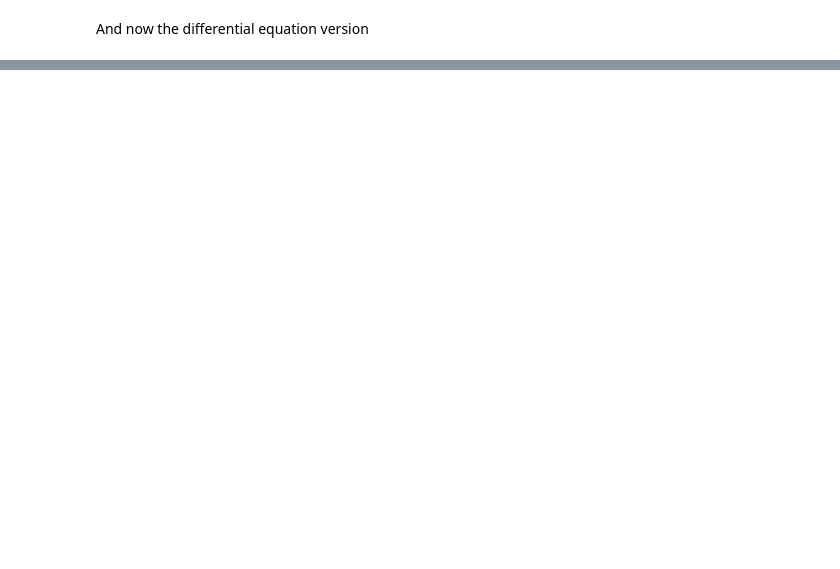
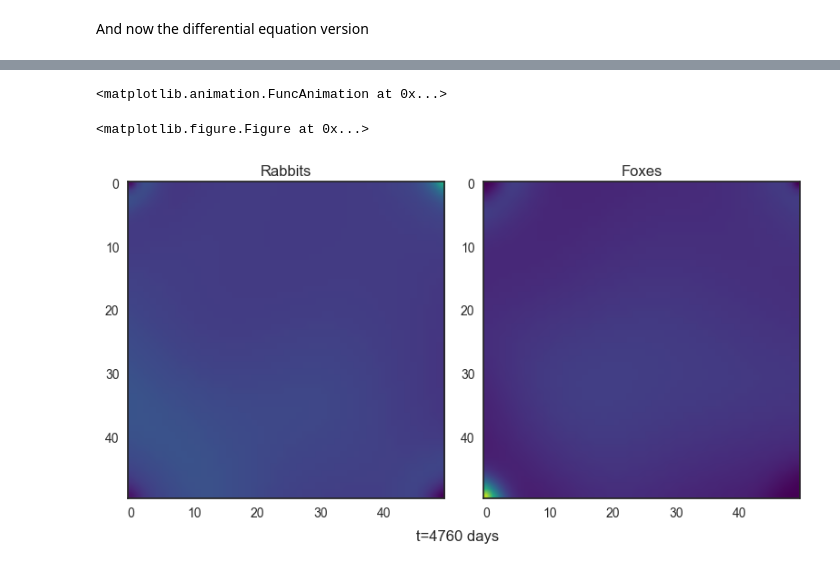
Before and after one commit to dbaugher/rabbits-and-foxes, a Jupyter notebook: rabbits-and-foxes-diffusion.ipynb, the cells around one changed output, grey strips where cells are left out. Saved outputs shown, nothing was run; the diff lists cells and outputs as text; code cells hidden in the pictures; blank space fills up the shorter version.

```diff
--- a/rabbits-and-foxes-diffusion.ipynb
+++ b/rabbits-and-foxes-diffusion.ipynb
@@ -223,3 +228,40 @@ At end time t=4800.0 days
+# %%
+# Wondering if this is faster
+from matplotlib import animation
+import matplotlib
+matplotlib.rc('animation', html='html5')
+fig = plt.figure()
+frames = 120
+
+with sns.axes_style("white"):
+    fig = plt.figure()
+    ax1 = plt.subplot(1,2,1)
+    ax1.set_title('Rabbits')
+    ax2 = plt.subplot(1,2,2)
+    ax2.set_title('Foxes')
+    timestamp = fig.text(0.45,0.1,'timestamp')
+
+im1 = ax1.imshow(results[0,0], cmap=plt.get_cmap('viridis'), animated=True, vmin=0, vmax=500)
+im2 = ax2.imshow(results[0,1], cmap=plt.get_cmap('viridis'), animated=True, vmin=0, vmax=3000)
+plt.tight_layout()
+
+def animate(i):
+    timestep = i * len(times)//(frames)
+    im1.set_array(results[timestep,0])
+    im2.set_array(results[timestep,1])
+    timestamp.set_text('t={0:.0f} days'.format(times[timestep]))
+    return im1, im2,
+
+anim = animation.FuncAnimation(fig, animate, frames=frames,
+                               repeat_delay=2000, repeat=True,
+                              interval=50, blit=True)
+anim.save('rabbits.mp4', bitrate=1500)
+True
+anim
+# %% [output]
+<matplotlib.animation.FuncAnimation at 0x...>
+<matplotlib.figure.Figure at 0x...>
+[figure, added]
 # %%
 from matplotlib import animation
 import matplotlib
```
Also changed, not shown: parts of 8 cells of this notebook, 2 other files.
